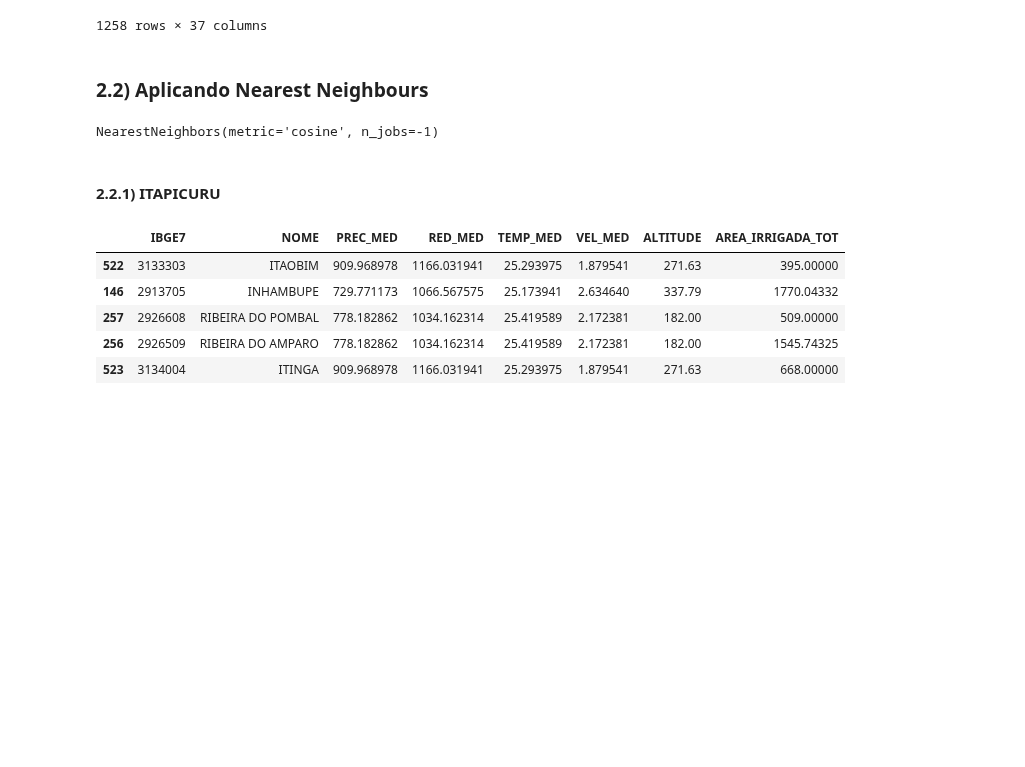
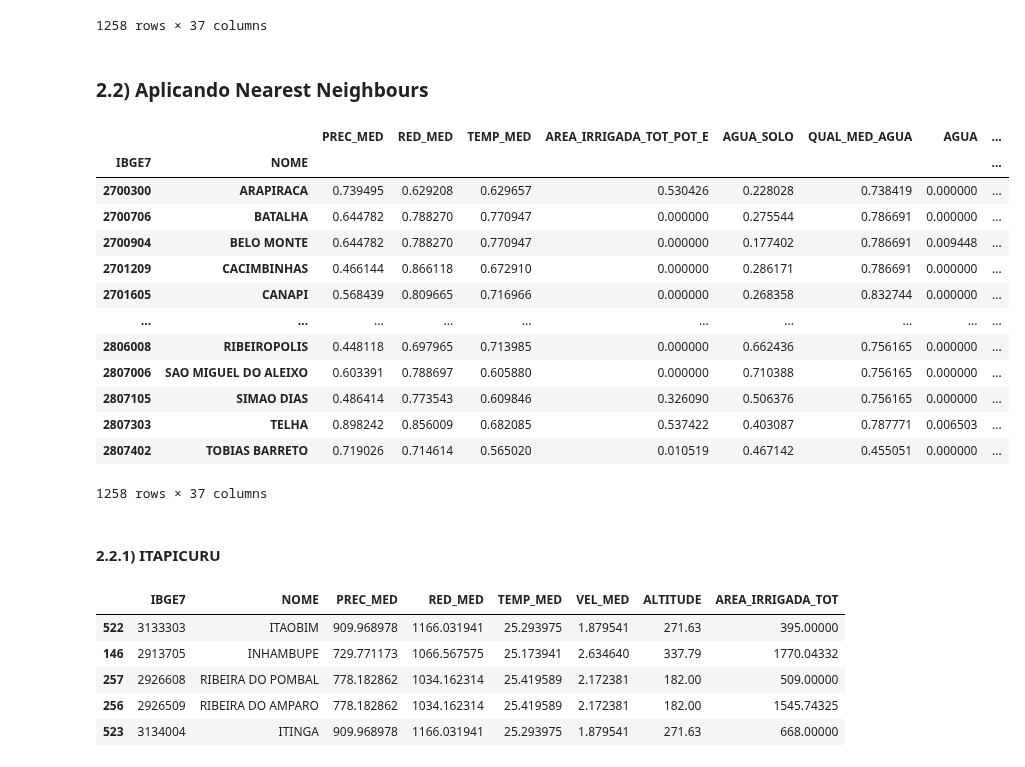
Before and after one commit to caiosoter/BCG2023, a Jupyter notebook: Notebooks/Modelagem_preditiva.ipynb, the cells around one changed output. Cells and saved outputs as stored; diff of their text form; code cells hidden in the pictures; blank space fills up the shorter version.

Commit message:
Modificando a construção do dataset do knn

```diff
--- a/Notebooks/Modelagem_preditiva.ipynb
+++ b/Notebooks/Modelagem_preditiva.ipynb
@@ -185,12 +185,28 @@ X_imputado
 1258 rows × 37 columns
 # %% [markdown]
 ### 2.2) Aplicando Nearest Neighbours
+# %%
+X_imputado = pd.read_csv(r"..\Dados\Views\dataset_knn_processado.csv", index_col=["IBGE7", "NOME"])
+X_imputado
+# %% [output]
+|  |  | PREC_MED | RED_MED | TEMP_MED | AREA_IRRIGADA_TOT_POT_E | AGUA_SOLO | QUAL_MED_AGUA | AGUA | ... |
+| IBGE7 | NOME |  |  |  |  |  |  |  | ... |
+| 2700300 | ARAPIRACA | 0.739495 | 0.629208 | 0.629657 | 0.530426 | 0.228028 | 0.738419 | 0.000000 | ... |
+| 2700706 | BATALHA | 0.644782 | 0.788270 | 0.770947 | 0.000000 | 0.275544 | 0.786691 | 0.000000 | ... |
+| 2700904 | BELO MONTE | 0.644782 | 0.788270 | 0.770947 | 0.000000 | 0.177402 | 0.786691 | 0.009448 | ... |
+| 2701209 | CACIMBINHAS | 0.466144 | 0.866118 | 0.672910 | 0.000000 | 0.286171 | 0.786691 | 0.000000 | ... |
+| 2701605 | CANAPI | 0.568439 | 0.809665 | 0.716966 | 0.000000 | 0.268358 | 0.832744 | 0.000000 | ... |
+| ... | ... | ... | ... | ... | ... | ... | ... | ... | ... |
+| 2806008 | RIBEIROPOLIS | 0.448118 | 0.697965 | 0.713985 | 0.000000 | 0.662436 | 0.756165 | 0.000000 | ... |
+| 2807006 | SAO MIGUEL DO ALEIXO | 0.603391 | 0.788697 | 0.605880 | 0.000000 | 0.710388 | 0.756165 | 0.000000 | ... |
+| 2807105 | SIMAO DIAS | 0.486414 | 0.773543 | 0.609846 | 0.326090 | 0.506376 | 0.756165 | 0.000000 | ... |
+| 2807303 | TELHA | 0.898242 | 0.856009 | 0.682085 | 0.537422 | 0.403087 | 0.787771 | 0.006503 | ... |
+| 2807402 | TOBIAS BARRETO | 0.719026 | 0.714614 | 0.565020 | 0.010519 | 0.467142 | 0.455051 | 0.000000 | ... |
+1258 rows × 37 columns
 # %%
 k_neighburs = 5
 knn = NearestNeighbors(n_neighbors=k_neighburs, n_jobs=-1, metric="cosine")
 knn.fit(X_imputado)
-# %% [output]
-NearestNeighbors(metric='cosine', n_jobs=-1)
 # %%
 #jb.dump(knn, r"..\Dashboards\models\knn.pkl")
 # %%
```
Also changed, not shown: 1 other file.
